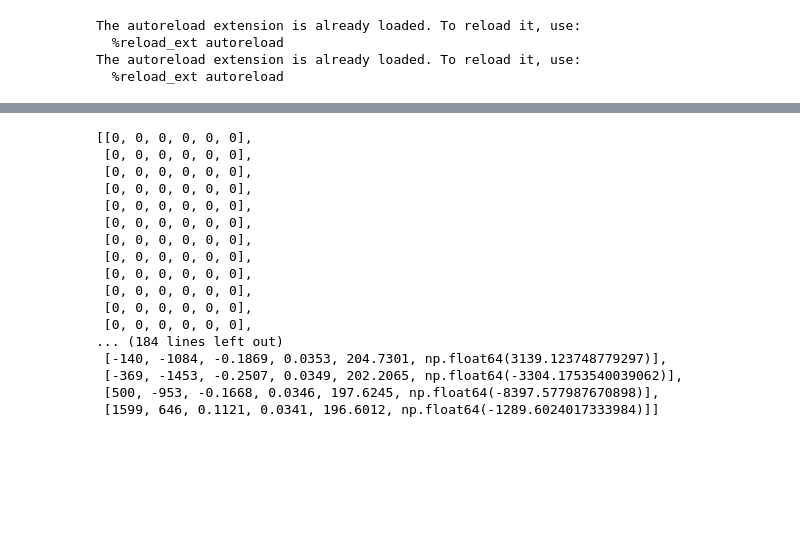
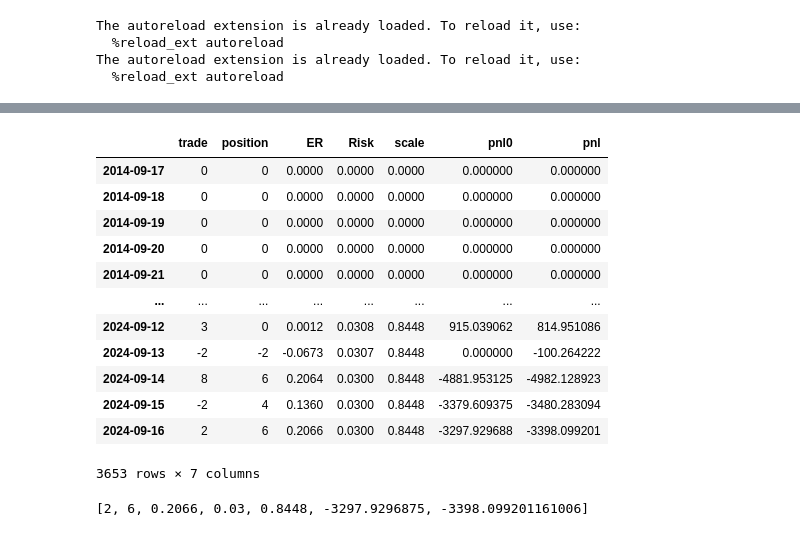
Before and after one commit to silvaac/backtest_sample, a Jupyter notebook: nbs/00_core.ipynb, the cells around one changed output, grey strips where cells are left out. Drawn from its saved outputs; the diff is of its cells as text; code cells hidden in the pictures; blank space fills up the shorter version.

```diff
--- a/nbs/00_core.ipynb
+++ b/nbs/00_core.ipynb
@@ -118,23 +149,24 @@ array([498.15138889, 357.36111111, 239.92916667, 222.79027778, 301.38055556, 319
+# %%
+import pandas as pd
+pd.DataFrame(position,index=time_line,columns=colnames)
+# %% [output]
+|  | trade | position | ER | Risk | scale | pnl0 | pnl |
+| 2014-09-17 | 0 | 0 | 0.0000 | 0.0000 | 0.0000 | 0.000000 | 0.000000 |
+| 2014-09-18 | 0 | 0 | 0.0000 | 0.0000 | 0.0000 | 0.000000 | 0.000000 |
+| 2014-09-19 | 0 | 0 | 0.0000 | 0.0000 | 0.0000 | 0.000000 | 0.000000 |
+| 2014-09-20 | 0 | 0 | 0.0000 | 0.0000 | 0.0000 | 0.000000 | 0.000000 |
+| 2014-09-21 | 0 | 0 | 0.0000 | 0.0000 | 0.0000 | 0.000000 | 0.000000 |
+| ... | ... | ... | ... | ... | ... | ... | ... |
+| 2024-09-12 | 3 | 0 | 0.0012 | 0.0308 | 0.8448 | 915.039062 | 814.951086 |
+| 2024-09-13 | -2 | -2 | -0.0673 | 0.0307 | 0.8448 | 0.000000 | -100.264222 |
+| 2024-09-14 | 8 | 6 | 0.2064 | 0.0300 | 0.8448 | -4881.953125 | -4982.128923 |
+| 2024-09-15 | -2 | 4 | 0.1360 | 0.0300 | 0.8448 | -3379.609375 | -3480.283094 |
+| 2024-09-16 | 2 | 6 | 0.2066 | 0.0300 | 0.8448 | -3297.929688 | -3398.099201 |
+3653 rows × 7 columns
 # %%
-position
+position[-1]
 # %% [output]
-[[0, 0, 0, 0, 0, 0],
- [0, 0, 0, 0, 0, 0],
- [0, 0, 0, 0, 0, 0],
- [0, 0, 0, 0, 0, 0],
- [0, 0, 0, 0, 0, 0],
- [0, 0, 0, 0, 0, 0],
- [0, 0, 0, 0, 0, 0],
- [0, 0, 0, 0, 0, 0],
- [0, 0, 0, 0, 0, 0],
- [0, 0, 0, 0, 0, 0],
- [0, 0, 0, 0, 0, 0],
- [0, 0, 0, 0, 0, 0],
-... (184 lines left out)
- [-140, -1084, -0.1869, 0.0353, 204.7301, np.float64(3139.123748779297)],
- [-369, -1453, -0.2507, 0.0349, 202.2065, np.float64(-3304.1753540039062)],
- [500, -953, -0.1668, 0.0346, 197.6245, np.float64(-8397.577987670898)],
- [1599, 646, 0.1121, 0.0341, 196.6012, np.float64(-1289.6024017333984)]]
+[2, 6, 0.2066, 0.03, 0.8448, -3297.9296875, -3398.099201161006]
 # %%
 #| hide
 import nbdev; nbdev.nbdev_export()
```
Also changed, not shown: parts of 8 cells of this notebook, 9 other files.
